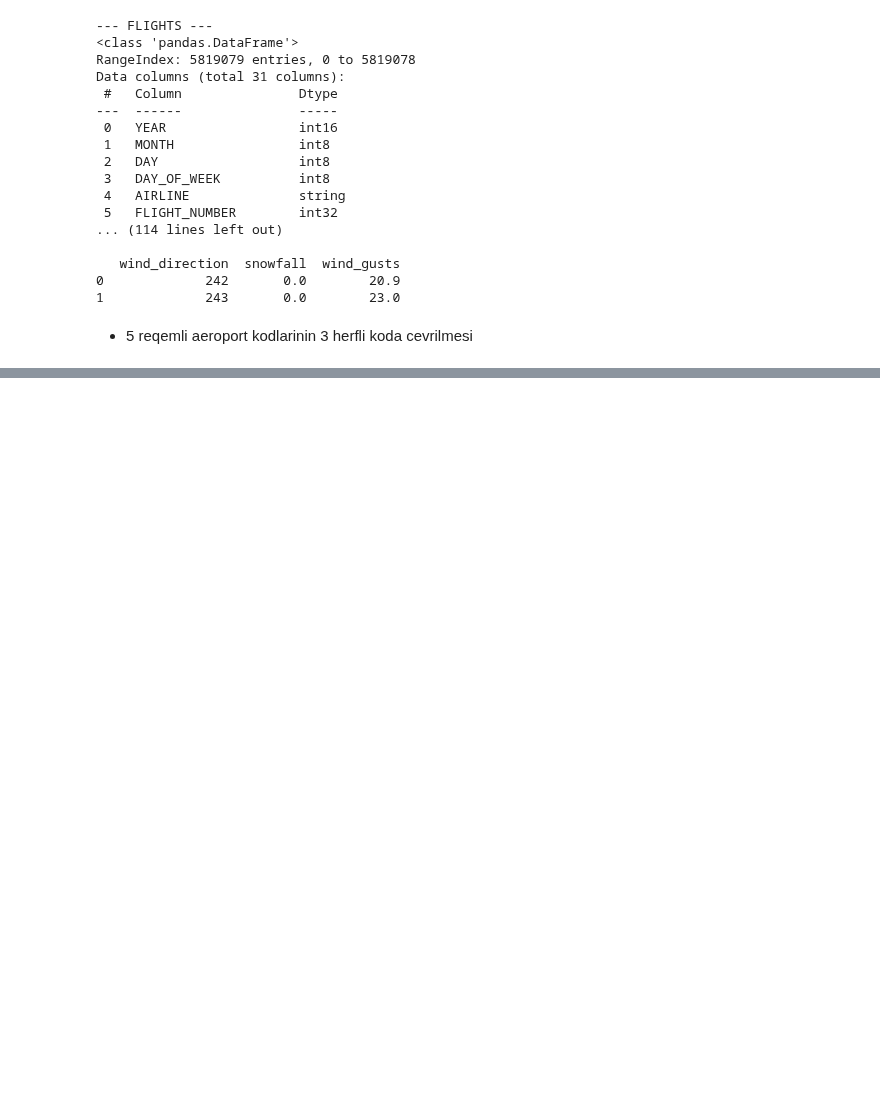
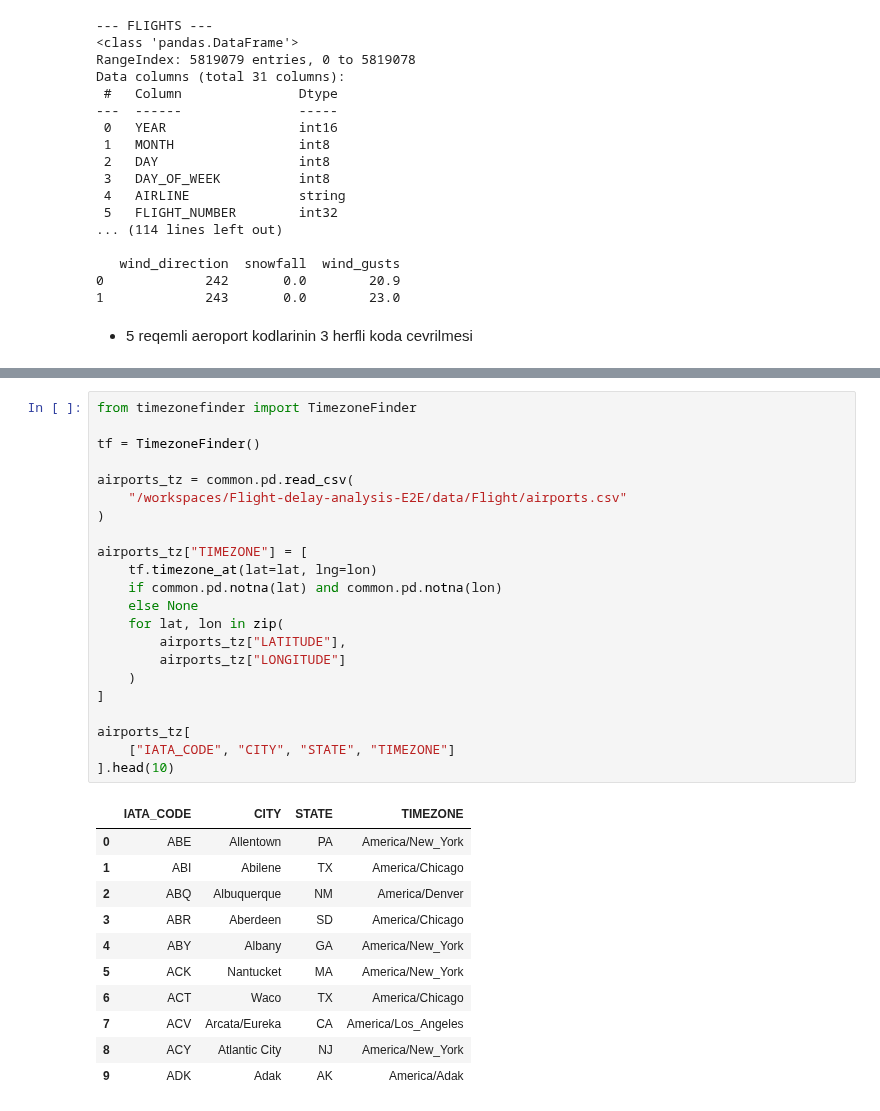
Before and after one commit to edaletsadigov/Flight-delay-analysis-E2E, a Jupyter notebook: notebooks/02_bronze_test.ipynb, the cells around one changed output, grey strips where cells are left out. Saved outputs shown, nothing was run; the diff lists cells and outputs as text; blank space fills up the shorter version.

```diff
--- a/notebooks/02_bronze_test.ipynb
+++ b/notebooks/02_bronze_test.ipynb
@@ -78,0 +492,34 @@ NameError: name 'common' is not defined
+# %%
+from timezonefinder import TimezoneFinder
+
+tf = TimezoneFinder()
+
+airports_tz = common.pd.read_csv(
+    "/workspaces/Flight-delay-analysis-E2E/data/Flight/airports.csv"
+)
+
+airports_tz["TIMEZONE"] = [
+    tf.timezone_at(lat=lat, lng=lon)
+    if common.pd.notna(lat) and common.pd.notna(lon)
+    else None
+    for lat, lon in zip(
+        airports_tz["LATITUDE"],
+        airports_tz["LONGITUDE"]
+    )
+]
+
+airports_tz[
+    ["IATA_CODE", "CITY", "STATE", "TIMEZONE"]
+].head(10)
+# %% [output]
+|  | IATA_CODE | CITY | STATE | TIMEZONE |
+| 0 | ABE | Allentown | PA | America/New_York |
+| 1 | ABI | Abilene | TX | America/Chicago |
+| 2 | ABQ | Albuquerque | NM | America/Denver |
+| 3 | ABR | Aberdeen | SD | America/Chicago |
+| 4 | ABY | Albany | GA | America/New_York |
+| 5 | ACK | Nantucket | MA | America/New_York |
+| 6 | ACT | Waco | TX | America/Chicago |
+| 7 | ACV | Arcata/Eureka | CA | America/Los_Angeles |
+| 8 | ACY | Atlantic City | NJ | America/New_York |
+| 9 | ADK | Adak | AK | America/Adak |
```
Also changed, not shown: parts of 39 cells of this notebook.
